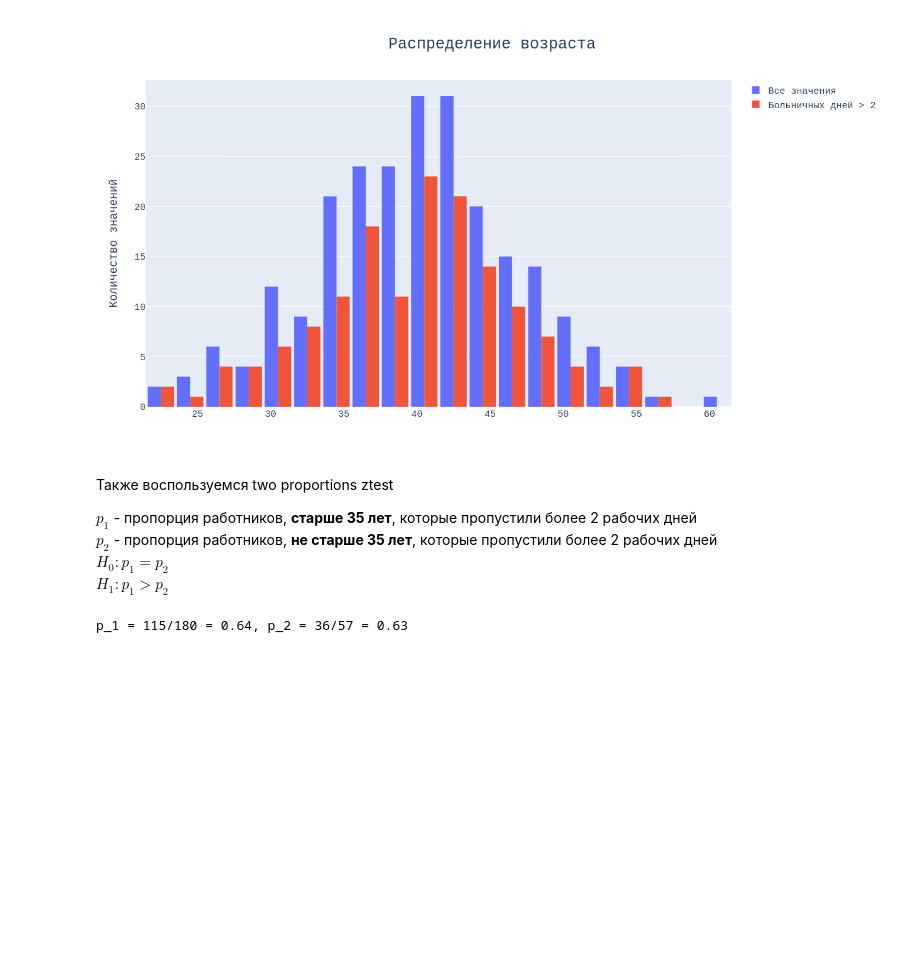
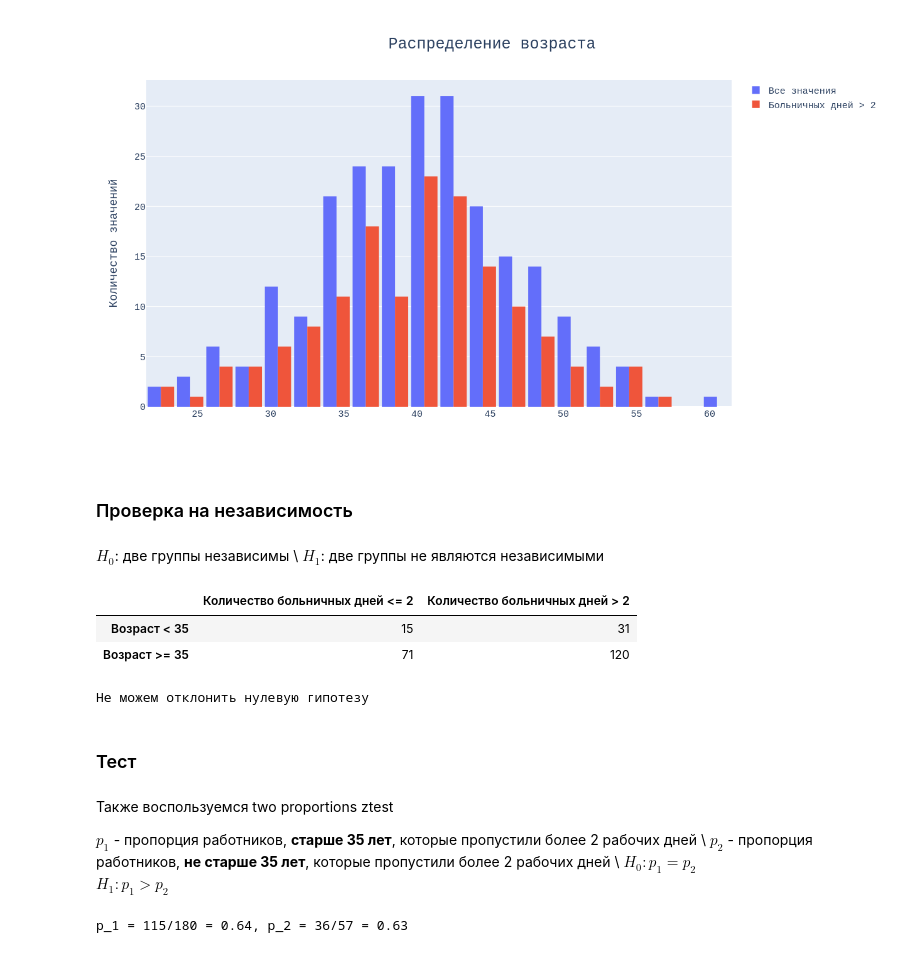
Before and after one commit to elyovin/m_test_case, a Jupyter notebook: notebooks/mvidevo.ipynb, the cells around one changed output. Cells and saved outputs as stored; diff of their text form; code cells hidden in the pictures; blank space fills up the shorter version.

```diff
--- a/notebooks/mvidevo.ipynb
+++ b/notebooks/mvidevo.ipynb
@@ -400,11 +438,47 @@ fig.update_layout(
 fig.show()
 # %% [output]
 [figure]
+# %% [markdown]
+### Проверка на независимость
+# %% [markdown]
+$H_0$: две группы независимы \\
+$H_1$: две группы не являются независимыми
+# %%
+young_more = len(df.query('`Возраст` < 35 and `Количество больничных дней` > 2'))
+young_less = len(df.query('`Возраст` < 35 and `Количество больничных дней` <= 2'))
+
+old_more = len(df.query('`Возраст` >= 35 and `Количество больничных дней` > 2'))
+old_less = len(df.query('`Возраст` >= 35 and `Количество больничных дней` <= 2'))
+
+contingency_table = pd.DataFrame(
+    [[young_less, young_more], [old_less, old_more]],
+    columns=['Количество больничных дней <= 2', 'Количество больничных дней > 2'],
+    index=['Возраст < 35', 'Возраст >= 35']
+)
+contingency_table
+# %% [output]
+|  | Количество больничных дней <= 2 | Количество больничных дней > 2 |
+| Возраст < 35 | 15 | 31 |
+| Возраст >= 35 | 71 | 120 |
+# %%
+from scipy.stats import chi2_contingency
+
+
+res = chi2_contingency(contingency_table)
+
+if res.pvalue < 0.05:
+    print('Отколняем нулевую гипотезу')
+else:
+    print('Не можем отклонить нулевую гипотезу')
+# %% [output]
+Не можем отклонить нулевую гипотезу
+# %% [markdown]
+### Тест
 # %% [markdown]
 Также воспользуемся two proportions ztest
 
-$p_1$ - пропорция работников, **старше 35 лет**, которые пропустили более 2 рабочих дней \
-$p_2$ - пропорция работников, **не старше 35 лет**, которые пропустили более 2 рабочих дней \
+$p_1$ - пропорция работников, **старше 35 лет**, которые пропустили более 2 рабочих дней \\
+$p_2$ - пропорция работников, **не старше 35 лет**, которые пропустили более 2 рабочих дней \\
 $H_0: p_1 = p_2$ \
 $H_1: p_1 > p_2$
 # %%
```
Also changed, not shown: parts of 16 cells of this notebook.
